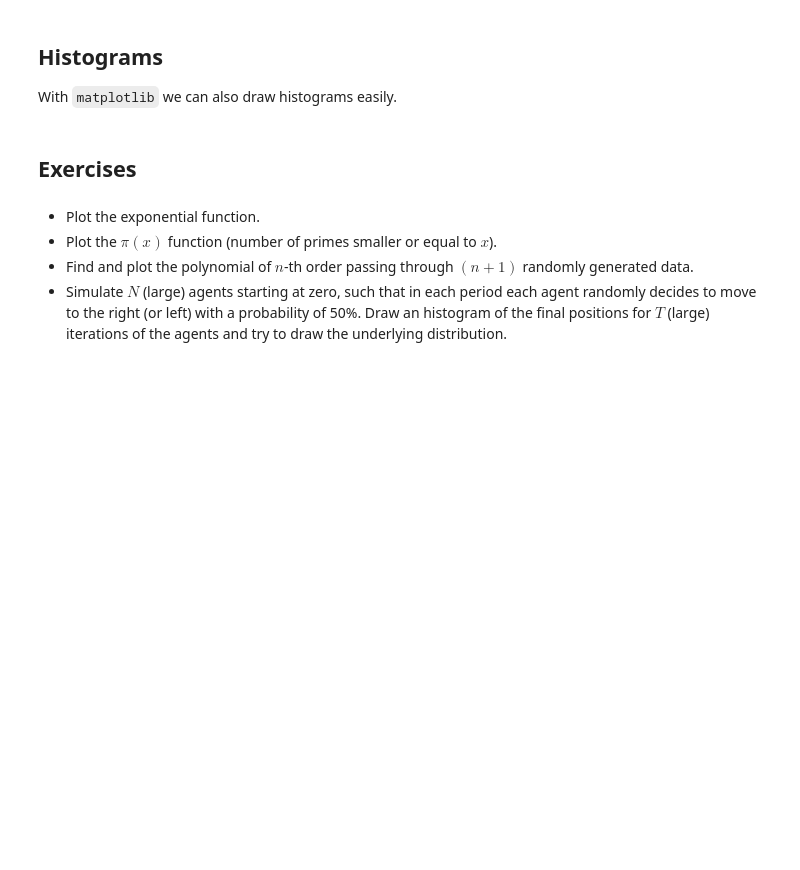
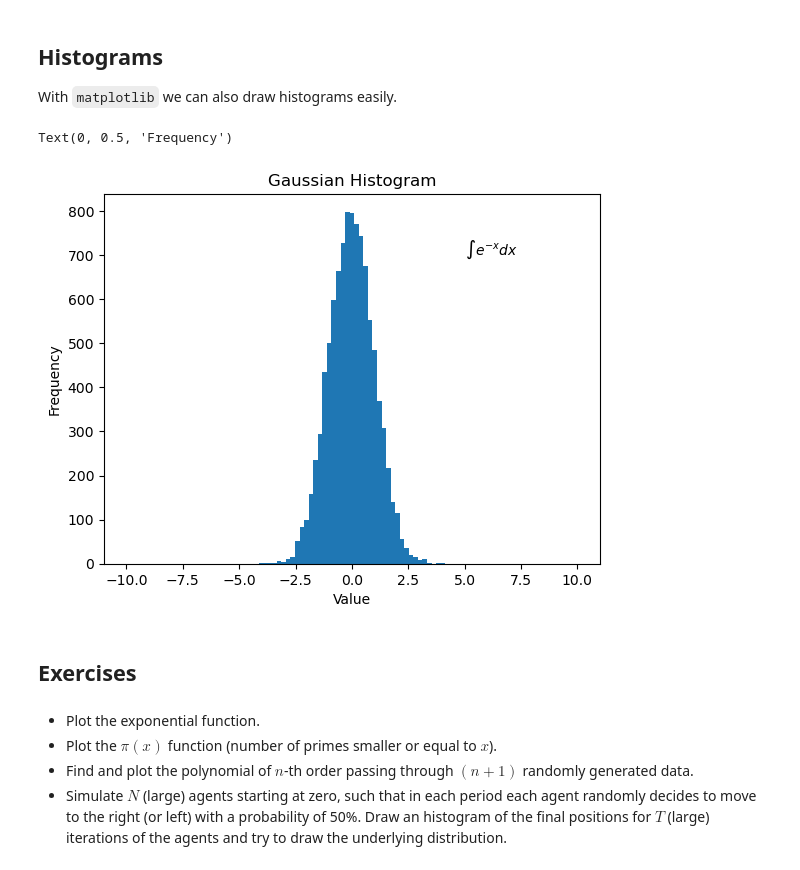
Before and after one commit to julianjica/ScientificComputingI, a Jupyter notebook: Matplotlib/Matplotlib.ipynb, the cells around one changed output. Cells and saved outputs as stored; diff of their text form; code cells hidden in the pictures; blank space fills up the shorter version.

```diff
--- a/Matplotlib/Matplotlib.ipynb
+++ b/Matplotlib/Matplotlib.ipynb
@@ -58,11 +92,14 @@ With `matplotlib` we can also draw histograms easily.
 # %%
 gaussian_numbers = np.random.randn(10000)
 bins = np.linspace(-10, 10, 100)
-plt.hist(gaussian_numbers, bins)
-plt.text(5,700,"Hey")
+plt.hist(gaussian_numbers, bins = bins)
+plt.text(5,700,r"$\int e^{-x}dx$")
 plt.title("Gaussian Histogram")
 plt.xlabel("Value")
 plt.ylabel("Frequency")
+# %% [output]
+Text(0, 0.5, 'Frequency')
+[figure, added]
 # %% [markdown]
 ## Exercises
 # %% [markdown]
```
Also changed, not shown: parts of 18 cells of this notebook.
